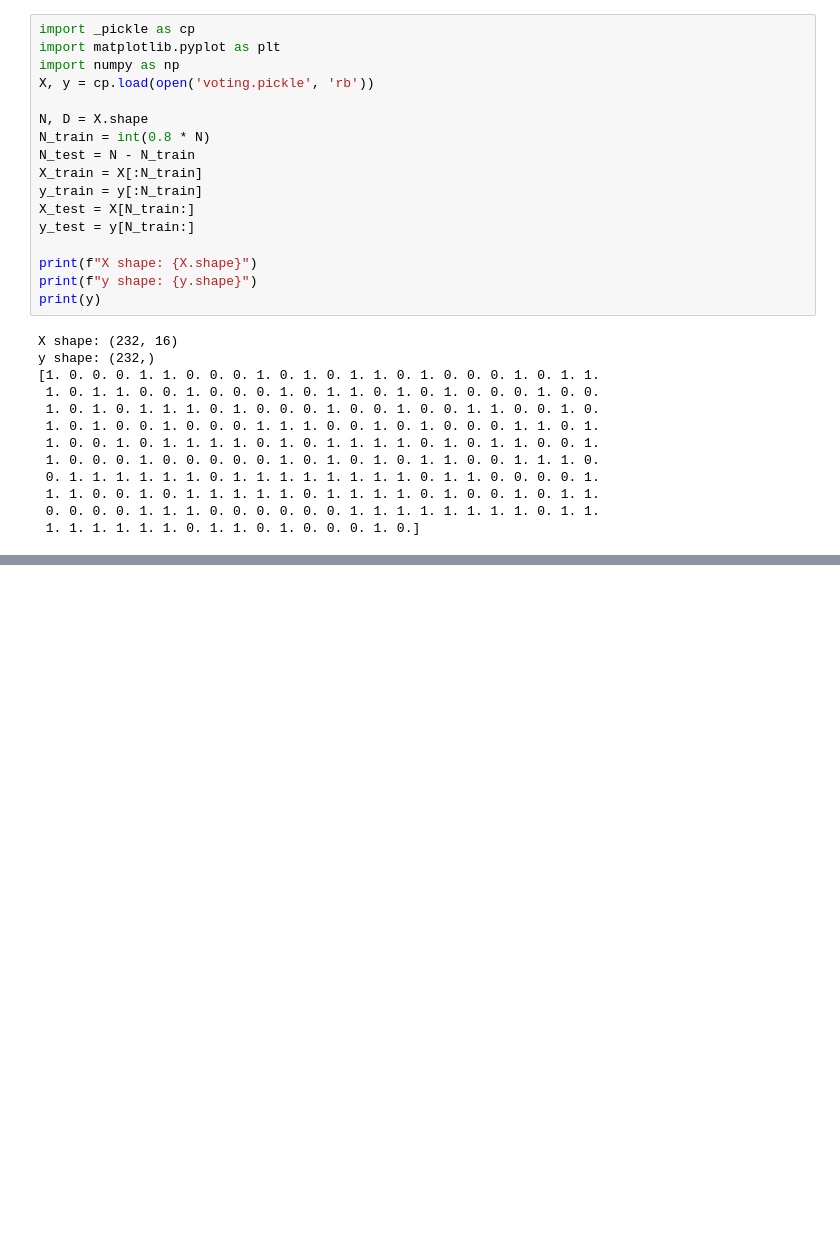
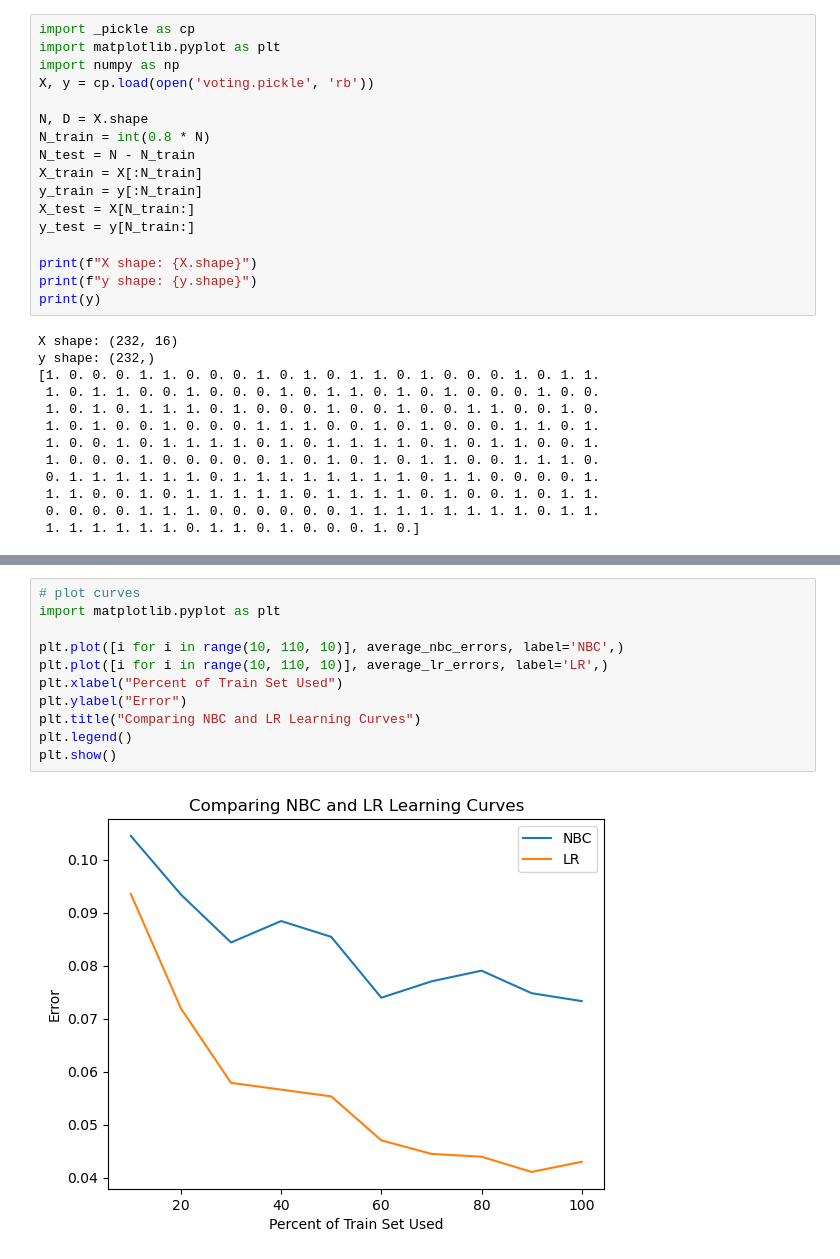
Before and after one commit to ssocolow/ml-oxford, a Jupyter notebook: practicals/practical2.ipynb, the cells around one changed output, grey strips where cells are left out. Drawn from its saved outputs; the diff is of its cells as text; blank space fills up the shorter version.

```diff
--- a/practicals/practical2.ipynb
+++ b/practicals/practical2.ipynb
@@ -311,0 +290,13 @@ The model is definitely not overfitting because test error is staying down with
+# %%
+# plot curves
+import matplotlib.pyplot as plt
+
+plt.plot([i for i in range(10, 110, 10)], average_nbc_errors, label='NBC',)
+plt.plot([i for i in range(10, 110, 10)], average_lr_errors, label='LR',)
+plt.xlabel("Percent of Train Set Used")
+plt.ylabel("Error")
+plt.title("Comparing NBC and LR Learning Curves")
+plt.legend()
+plt.show()
+# %% [output]
+[figure, added]
```
Also changed, not shown: parts of 18 cells of this notebook, 3 other files.
